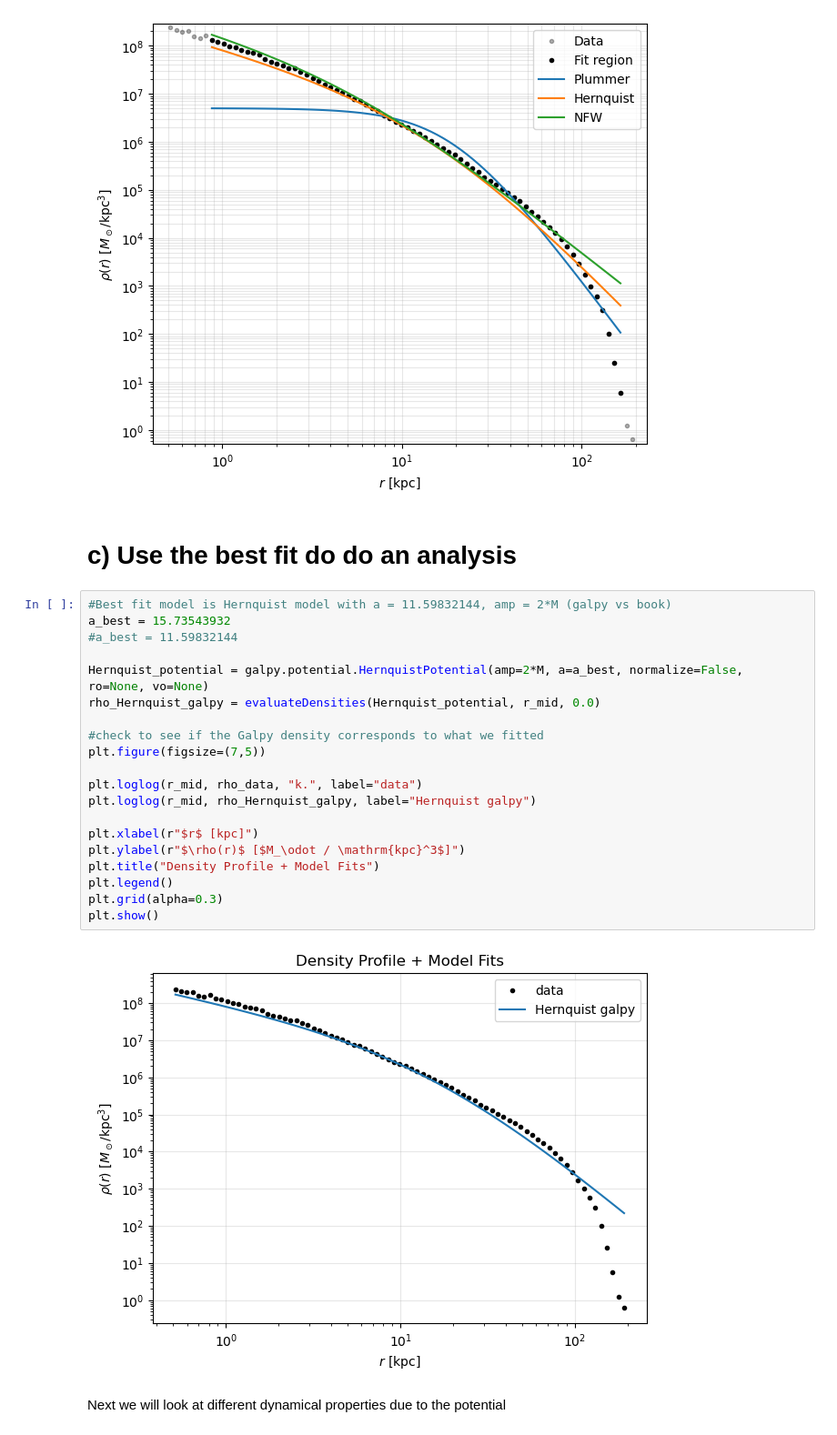
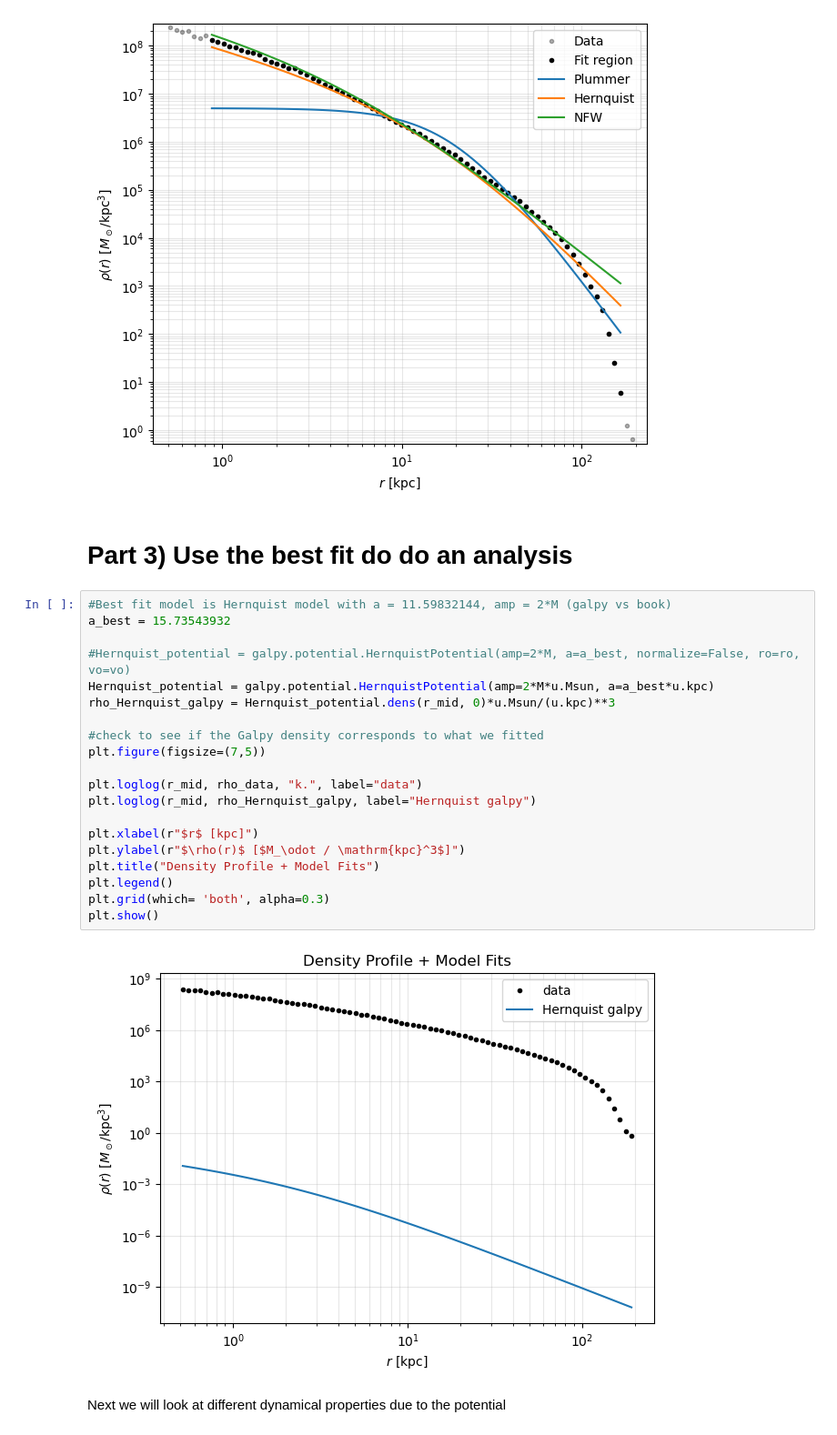
Before and after one commit to gvansan/TANA_notebooks, a Jupyter notebook: Project/hdf5_file_mathijs.ipynb, the cells around one changed output. Shown at 91% size. Saved outputs shown, nothing was run; the diff lists cells and outputs as text.

Commit message:
Part 3 Dynamical analysis updated

```diff
--- a/Project/hdf5_file_mathijs.ipynb
+++ b/Project/hdf5_file_mathijs.ipynb
@@ -457,28 +458,28 @@ Hernquist best-fit params: [15.73543932] chi2=476.88
 NFW best-fit params: [3.96223131e+07 5.13492391e+00] chi2=475.26
 [figure]
 # %% [markdown]
-# c) Use the best fit do do an analysis
+# Part 3) Use the best fit do do an analysis
 # %%
 #Best fit model is Hernquist model with a = 11.59832144, amp = 2*M (galpy vs book)
 a_best = 15.73543932
-#a_best = 11.59832144
 
-Hernquist_potential = galpy.potential.HernquistPotential(amp=2*M, a=a_best, normalize=False, ro=None, vo=None)
-rho_Hernquist_galpy = evaluateDensities(Hernquist_potential, r_mid, 0.0)
+#Hernquist_potential = galpy.potential.HernquistPotential(amp=2*M, a=a_best, normalize=False, ro=ro, vo=vo)
+Hernquist_potential = galpy.potential.HernquistPotential(amp=2*M*u.Msun, a=a_best*u.kpc)
+rho_Hernquist_galpy = Hernquist_potential.dens(r_mid, 0)*u.Msun/(u.kpc)**3
 
 #check to see if the Galpy density corresponds to what we fitted
 plt.figure(figsize=(7,5))
 
 plt.loglog(r_mid, rho_data, "k.", label="data")
 plt.loglog(r_mid, rho_Hernquist_galpy, label="Hernquist galpy")
 
 plt.xlabel(r"$r$ [kpc]")
 plt.ylabel(r"$\rho(r)$ [$M_\odot / \mathrm{kpc}^3$]")
 plt.title("Density Profile + Model Fits")
 plt.legend()
-plt.grid(alpha=0.3)
+plt.grid(which= 'both', alpha=0.3)
 plt.show()
 # %% [output]
-[figure, old version]
+[figure, new version]
 # %% [markdown]
 Next we will look at different dynamical properties due to the potential
```
Also changed, not shown: parts of 9 cells of this notebook.
